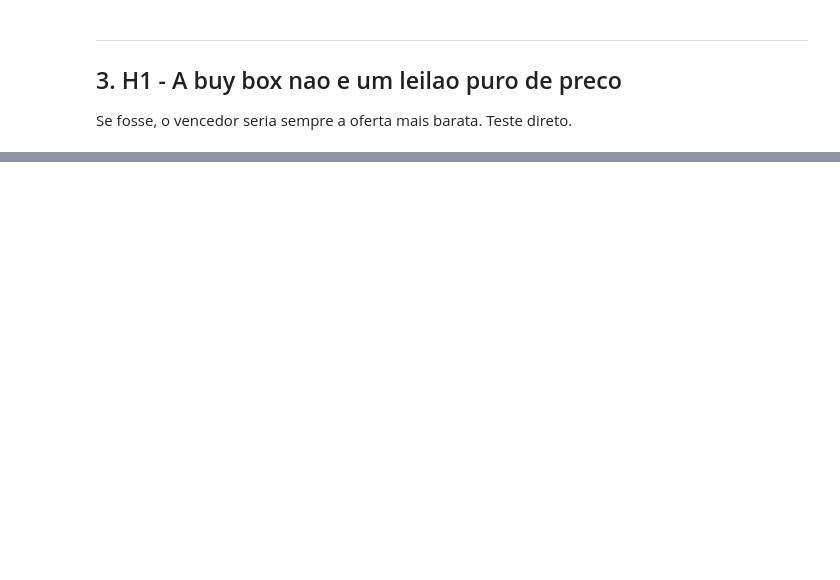
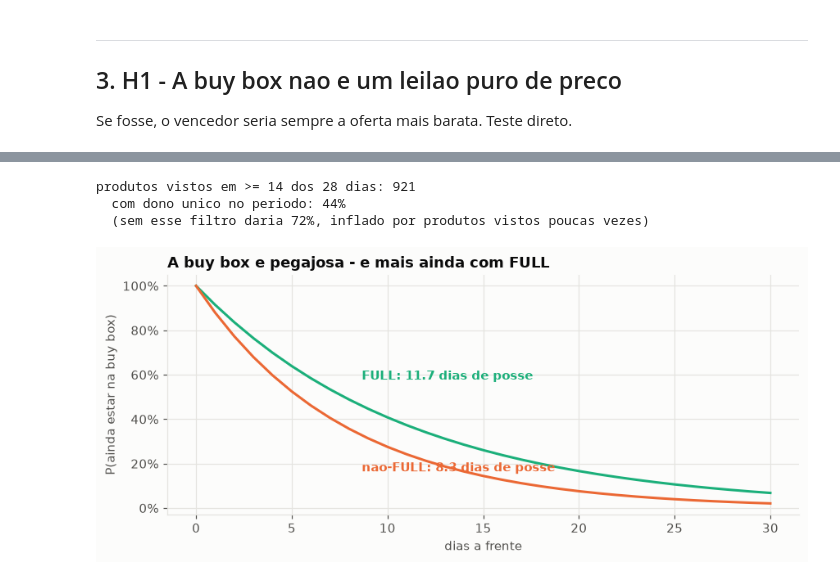
Before and after one commit to s4viom3ndes/orus-market-inteligence, a Jupyter notebook: notebooks/01_buy_box_e_margem.ipynb, the cells around one changed output, grey strips where cells are left out. Saved outputs shown, nothing was run; the diff lists cells and outputs as text; code cells hidden in the pictures; blank space fills up the shorter version.

```diff
--- a/notebooks/01_buy_box_e_margem.ipynb
+++ b/notebooks/01_buy_box_e_margem.ipynb
@@ -890,0 +519,26 @@ proprios e barata e transformaria a metrica central deste relatorio em algo exat
+# %%
+vdia = (painel.filter(pl.col("rank") == 0)
+              .unique(subset=["catalog_product_id", "dia"], keep="first")
+              .select(["catalog_product_id", "dia", "seller_id", "shipping_logistic_type"])
+              .sort(["catalog_product_id", "dia"]))
+vdia = vdia.with_columns([
+    pl.col("seller_id").shift(1).over("catalog_product_id").alias("ant"),
+    pl.col("dia").shift(1).over("catalog_product_id").alias("dia_ant"),
+    (pl.col("shipping_logistic_type") == "fulfillment").alias("full"),
+])
+tr_all = vdia.filter(pl.col("ant").is_not_null()).with_columns(
+    (pl.col("dia").str.to_date() - pl.col("dia_ant").str.to_date()).dt.total_days().alias("lag"))
+tr = tr_all.filter(pl.col("lag") == 1)
+
+ret       = float((tr["seller_id"] == tr["ant"]).mean())
+ret_naive = float((tr_all["seller_id"] == tr_all["ant"]).mean())
+print("=== retencao diaria da buy box ===")
+print(f"  transicoes: {tr_all.height:,} totais -> {tr.height:,} consecutivas "
+      f"({tr_all.height-tr.height:,} descartadas por lag > 1 dia)")
+print(f"  P(continuo vencendo amanha | venci hoje) = {100*ret:.1f}%")
+print(f"  (sem tratar a lacuna daria {100*ret_naive:.1f}% - subestimado)")
+print(f"  duracao media de posse = 1/(1-p) = {1/(1-ret):.1f} dias\n")
+for v, nome in ((True, "FULL"), (False, "nao-FULL")):
+    s = tr.filter(pl.col("full") == v)
+    r = float((s["seller_id"] == s["ant"]).mean())
+    print(f"  {nome:<9} retencao {100*r:.1f}%  ->  {1/(1-r):.1f} dias de posse  (n={s.height:,})")
@@ -890,0 +554,30 @@ proprios e barata e transformaria a metrica central deste relatorio em algo exat
+# %%
+# produtos observados em pelo menos metade dos dias: senao "dono unico" e artefato
+# de produto visto 2 vezes, nao sinal de mercado travado
+presenca = vdia.group_by("catalog_product_id").agg(
+    pl.col("dia").n_unique().alias("n_dias"), pl.col("seller_id").n_unique().alias("n_donos"))
+limiar = max(2, len(completos) // 2)
+est = presenca.filter(pl.col("n_dias") >= limiar)
+print(f"produtos vistos em >= {limiar} dos {len(completos)} dias: {est.height:,}")
+print(f"  com dono unico no periodo: {100*float((est['n_donos'] == 1).mean()):.0f}%")
+print(f"  (sem esse filtro daria {100*float((presenca['n_donos'] == 1).mean()):.0f}%, "
+      f"inflado por produtos vistos poucas vezes)")
+# %% [output]
+produtos vistos em >= 14 dos 28 dias: 921
+  com dono unico no periodo: 44%
+  (sem esse filtro daria 72%, inflado por produtos vistos poucas vezes)
+# %%
+fig, ax = plt.subplots(figsize=(8, 3.6))
+t = np.arange(0, 31)
+for v, cor, nome, dy in ((True, AQUA, "FULL", 16), (False, LARANJA, "nao-FULL", -34)):
+    s = tr.filter(pl.col("full") == v)
+    r = float((s["seller_id"] == s["ant"]).mean())
+    ax.plot(t, r**t, color=cor, linewidth=2, label=nome)
+    ax.annotate(f"{nome}: {1/(1-r):.1f} dias de posse", xy=(8, r**8),
+                xytext=(10, dy), textcoords="offset points", color=cor, fontweight="bold")
+ax.set_xlabel("dias a frente"); ax.set_ylabel("P(ainda estar na buy box)")
+ax.yaxis.set_major_formatter(PercentFormatter(1.0))
+ax.set_title("A buy box e pegajosa - e mais ainda com FULL", fontweight="bold", loc="left")
+plt.tight_layout(); plt.show()
+# %% [output]
+[figure, added]
```
Also changed, not shown: parts of 60 cells of this notebook, 2 other files.
